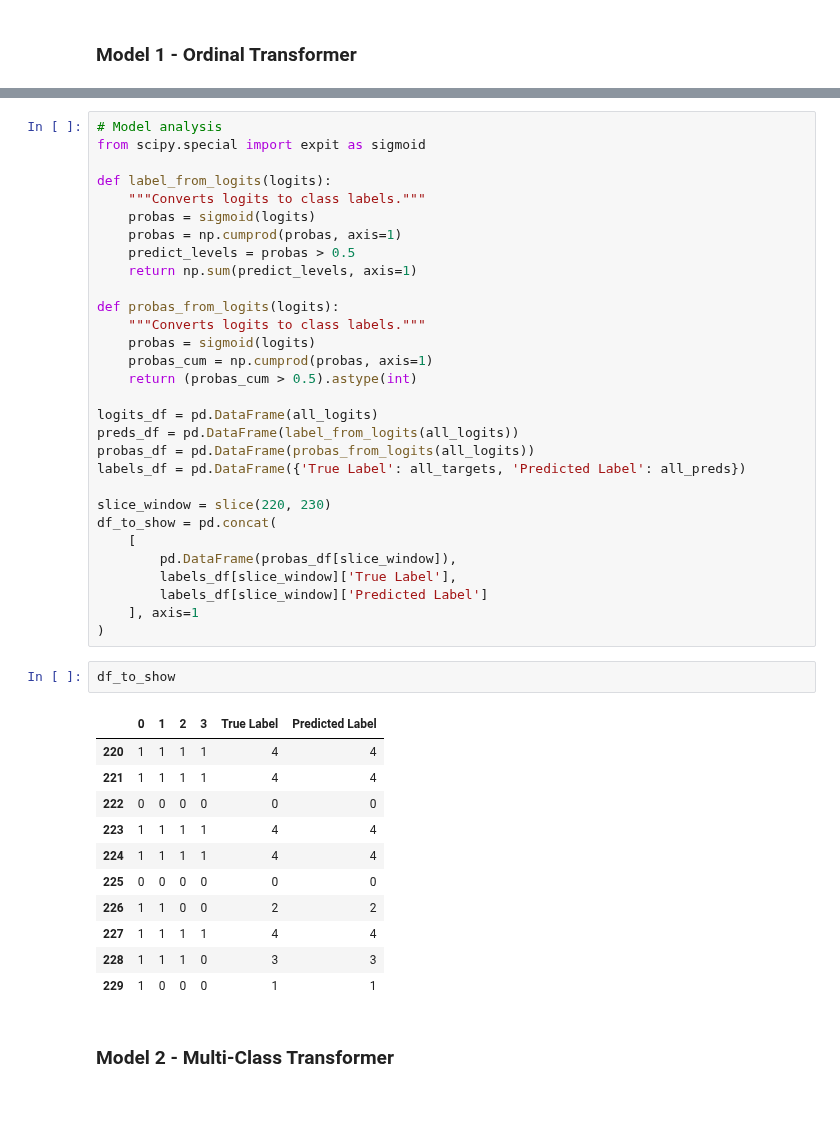
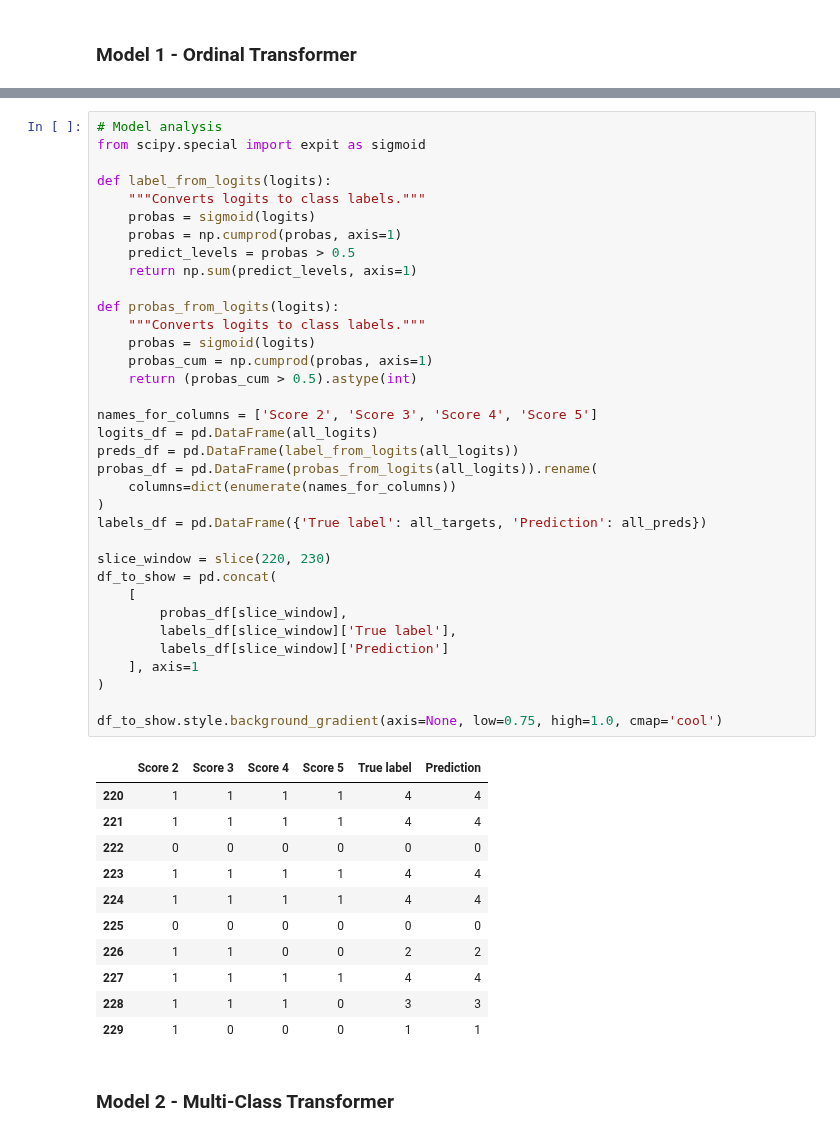
Before and after one commit to deburky/calibration, a Jupyter notebook: ordinal-classification/final_model_training.ipynb, the cells around one changed output, grey strips where cells are left out. Cells and saved outputs as stored; diff of their text form; blank space fills up the shorter version.

```diff
--- a/ordinal-classification/nn-training-experiment.ipynb
+++ b/ordinal-classification/final_model_training.ipynb
@@ -332,47 +328,50 @@ Ordinal accuracy of the network on the test data: 97%
 # %%
 # Model analysis
 from scipy.special import expit as sigmoid
 
 def label_from_logits(logits):
     """Converts logits to class labels."""
     probas = sigmoid(logits)
     probas = np.cumprod(probas, axis=1)
     predict_levels = probas > 0.5
     return np.sum(predict_levels, axis=1)
 
 def probas_from_logits(logits):
     """Converts logits to class labels."""
     probas = sigmoid(logits)
     probas_cum = np.cumprod(probas, axis=1)
     return (probas_cum > 0.5).astype(int)
 
+names_for_columns = ['Score 2', 'Score 3', 'Score 4', 'Score 5']
 logits_df = pd.DataFrame(all_logits)
 preds_df = pd.DataFrame(label_from_logits(all_logits))
-probas_df = pd.DataFrame(probas_from_logits(all_logits))
-labels_df = pd.DataFrame({'True Label': all_targets, 'Predicted Label': all_preds})
+probas_df = pd.DataFrame(probas_from_logits(all_logits)).rename(
+    columns=dict(enumerate(names_for_columns))
+)
+labels_df = pd.DataFrame({'True label': all_targets, 'Prediction': all_preds})
 
 slice_window = slice(220, 230)
 df_to_show = pd.concat(
     [
-        pd.DataFrame(probas_df[slice_window]),
-        labels_df[slice_window]['True Label'],
-        labels_df[slice_window]['Predicted Label']
+        probas_df[slice_window],
+        labels_df[slice_window]['True label'],
+        labels_df[slice_window]['Prediction']
     ], axis=1
 )
+
+df_to_show.style.background_gradient(axis=None, low=0.75, high=1.0, cmap='cool')
+# %% [output]
+|  | Score 2 | Score 3 | Score 4 | Score 5 | True label | Prediction |
+| 220 | 1 | 1 | 1 | 1 | 4 | 4 |
+| 221 | 1 | 1 | 1 | 1 | 4 | 4 |
+| 222 | 0 | 0 | 0 | 0 | 0 | 0 |
+| 223 | 1 | 1 | 1 | 1 | 4 | 4 |
+| 224 | 1 | 1 | 1 | 1 | 4 | 4 |
+| 225 | 0 | 0 | 0 | 0 | 0 | 0 |
+| 226 | 1 | 1 | 0 | 0 | 2 | 2 |
+| 227 | 1 | 1 | 1 | 1 | 4 | 4 |
+| 228 | 1 | 1 | 1 | 0 | 3 | 3 |
+| 229 | 1 | 0 | 0 | 0 | 1 | 1 |
-# %%
-df_to_show
-# %% [output]
-|  | 0 | 1 | 2 | 3 | True Label | Predicted Label |
-| 220 | 1 | 1 | 1 | 1 | 4 | 4 |
-| 221 | 1 | 1 | 1 | 1 | 4 | 4 |
-| 222 | 0 | 0 | 0 | 0 | 0 | 0 |
-| 223 | 1 | 1 | 1 | 1 | 4 | 4 |
-| 224 | 1 | 1 | 1 | 1 | 4 | 4 |
-| 225 | 0 | 0 | 0 | 0 | 0 | 0 |
-| 226 | 1 | 1 | 0 | 0 | 2 | 2 |
-| 227 | 1 | 1 | 1 | 1 | 4 | 4 |
-| 228 | 1 | 1 | 1 | 0 | 3 | 3 |
-| 229 | 1 | 0 | 0 | 0 | 1 | 1 |
 # %% [markdown]
 ### Model 2 - Multi-Class Transformer
 # %%
```
Also changed, not shown: parts of 4 cells of this notebook, 1 other file.
